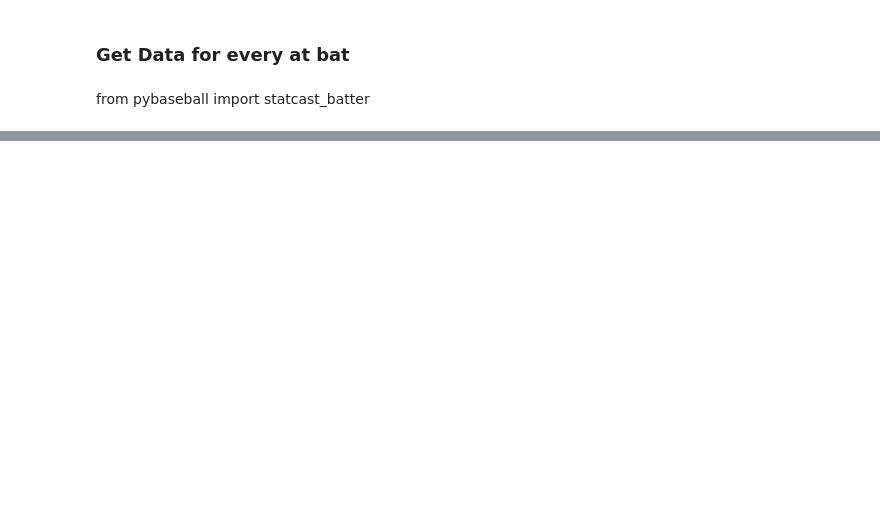
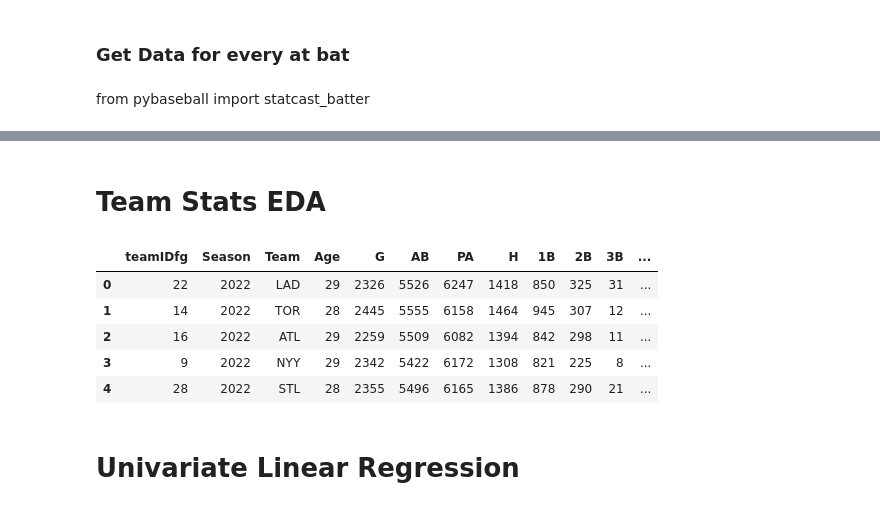
Before and after one commit to dstrick17/baseball, a Jupyter notebook: baseball.ipynb, the cells around one changed output, grey strips where cells are left out. Drawn from its saved outputs; the diff is of its cells as text; code cells hidden in the pictures; blank space fills up the shorter version.

```diff
--- a/baseball.ipynb
+++ b/baseball.ipynb
@@ -119,0 +135,14 @@ KeyError: 'at_bat_id'
+# %% [markdown]
+# Team Stats EDA
+# %%
+team_stats = team_batting(2022)
+team_stats.head()
+# %% [output]
+|  | teamIDfg | Season | Team | Age | G | AB | PA | H | 1B | 2B | 3B | ... |
+| 0 | 22 | 2022 | LAD | 29 | 2326 | 5526 | 6247 | 1418 | 850 | 325 | 31 | ... |
+| 1 | 14 | 2022 | TOR | 28 | 2445 | 5555 | 6158 | 1464 | 945 | 307 | 12 | ... |
+| 2 | 16 | 2022 | ATL | 29 | 2259 | 5509 | 6082 | 1394 | 842 | 298 | 11 | ... |
+| 3 | 9 | 2022 | NYY | 29 | 2342 | 5422 | 6172 | 1308 | 821 | 225 | 8 | ... |
+| 4 | 28 | 2022 | STL | 28 | 2355 | 5496 | 6165 | 1386 | 878 | 290 | 21 | ... |
+# %% [markdown]
+# Univariate Linear Regression
```
Also changed, not shown: parts of 10 cells of this notebook.
